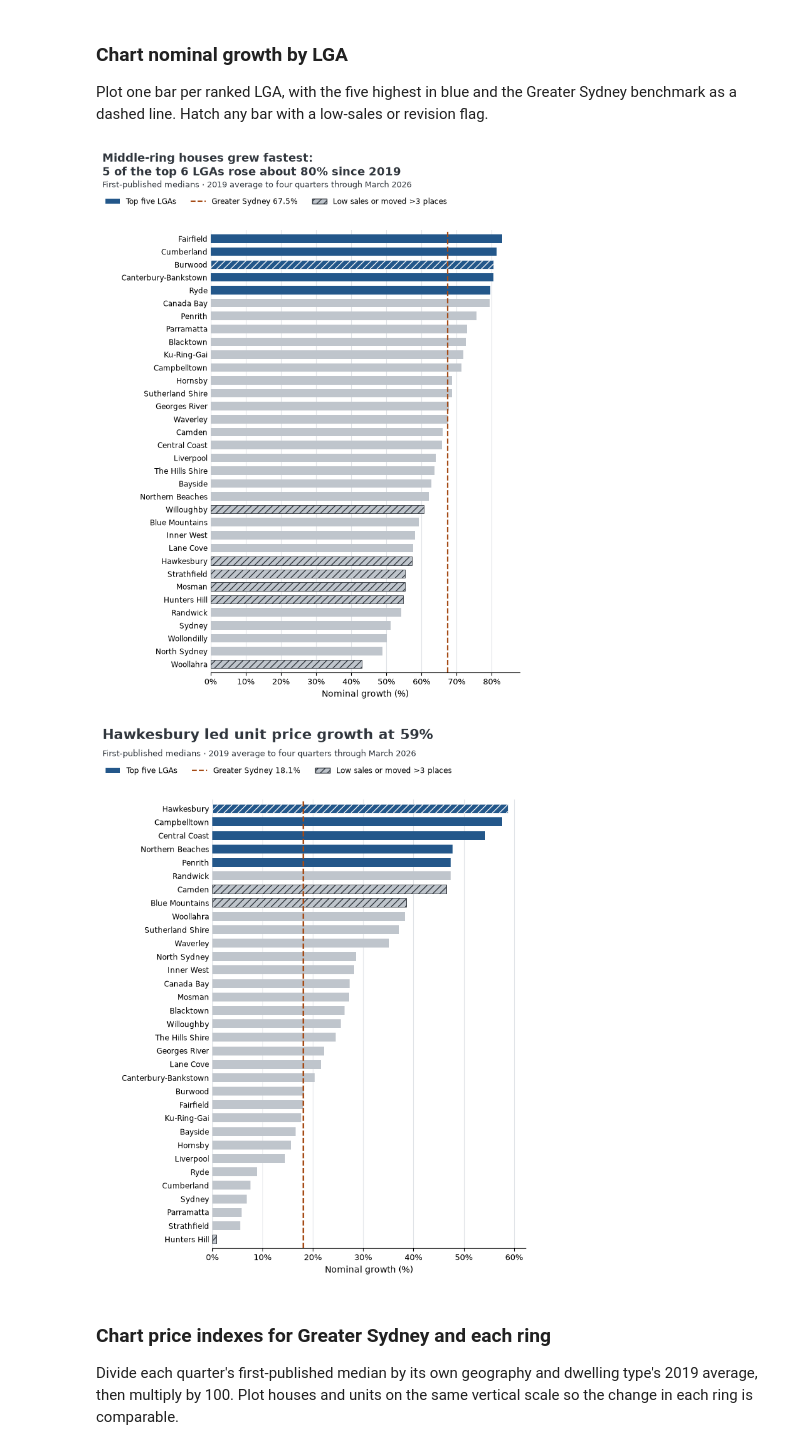
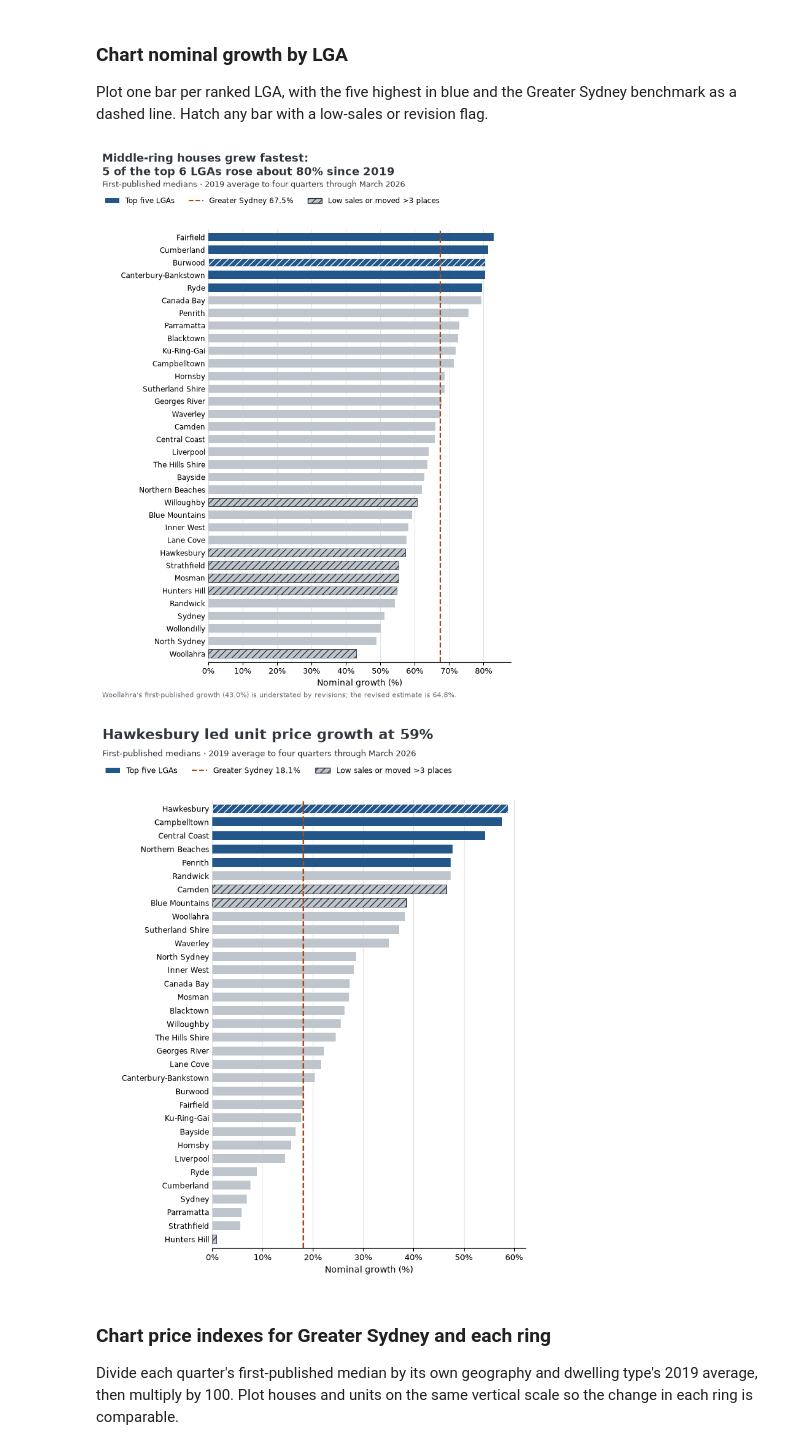
Before and after one commit to huiya-svg/sydney-housing-growth, a Jupyter notebook: notebooks/03_analysis.ipynb, the cells around one changed output. Drawn from its saved outputs; the diff is of its cells as text; code cells hidden in the pictures.

```diff
--- a/notebooks/03_analysis.ipynb
+++ b/notebooks/03_analysis.ipynb
@@ -232,6 +232,14 @@ def save_chart(fig, filename):
     fig.savefig(figure_dir / filename, dpi=150, metadata={"Software": None}, facecolor="white")
     plt.show()
     plt.close(fig)
+
+def add_woollahra_footnote(fig, left):
+    """Explain the revision sensitivity using the Woollahra house growth row."""
+    note = (
+        f"Woollahra's first-published growth ({woollahra['growth_pct']:.1%}) is understated by revisions; "
+        f"the revised estimate is {woollahra['growth_pct_rev']:.1%}."
+    )
+    fig.text(left, 0.015, note, fontsize=8, color="#606870", va="bottom")
 
 def plot_growth_bars(dwelling):
     series = ranked.loc[ranked["dwelling_type"].eq(dwelling)]
@@ -252,34 +260,36 @@ def plot_growth_bars(dwelling):
     bars = ax.barh(series["lga"], series["growth_pct"], color=colors, height=0.66)
     for bar, color, has_caveat in zip(bars, colors, series["has_caveat"], strict=True):
         if has_caveat:
             bar.set_hatch("///")
             bar.set_edgecolor("#F4F6F8" if color == blue else ink)
             bar.set_linewidth(0.6)
 
     ax.axvline(benchmark, color=rust, linestyle="--", linewidth=1.6, zorder=3)
     ax.invert_yaxis()
     ax.set_ylim(len(series) - 0.35, -0.65)
     ax.set_xlim(min(0, series["growth_pct"].min()), 1.06 * max(benchmark, series["growth_pct"].max()))
     ax.xaxis.set_major_formatter(PercentFormatter(1, decimals=0))
     ax.set_xlabel("Nominal growth (%)")
     ax.grid(axis="x", color=grid_grey)
     ax.set_axisbelow(True)
     ax.spines[["top", "right", "left"]].set_visible(False)
     ax.tick_params(axis="y", labelsize=8.3, length=0)
     ax.tick_params(axis="x", labelsize=9)
     legend = [
         Patch(facecolor=blue, label="Top five LGAs"),
         Line2D([0], [0], color=rust, linestyle="--", label=f"Greater Sydney {benchmark:.1%}"),
         Patch(facecolor=light_grey, edgecolor=ink, hatch="///", label="Low sales or moved >3 places"),
     ]
     fig.legend(handles=legend, loc="upper left", bbox_to_anchor=(0.04, 0.914), ncol=3,
                frameon=False, fontsize=8.5, borderaxespad=0)
+    if dwelling == "house":
+        add_woollahra_footnote(fig, 0.04)
     save_chart(fig, f"growth_by_lga_{dwelling}.png")
 
 for dwelling in dwelling_types:
     plot_growth_bars(dwelling)
 # %% [output]
-[figure, old version]
+[figure, new version]
 [figure]
 # %% [markdown]
 ### Chart price indexes for Greater Sydney and each ring
```
Also changed, not shown: parts of 1 cell of this notebook, 10 other files.
